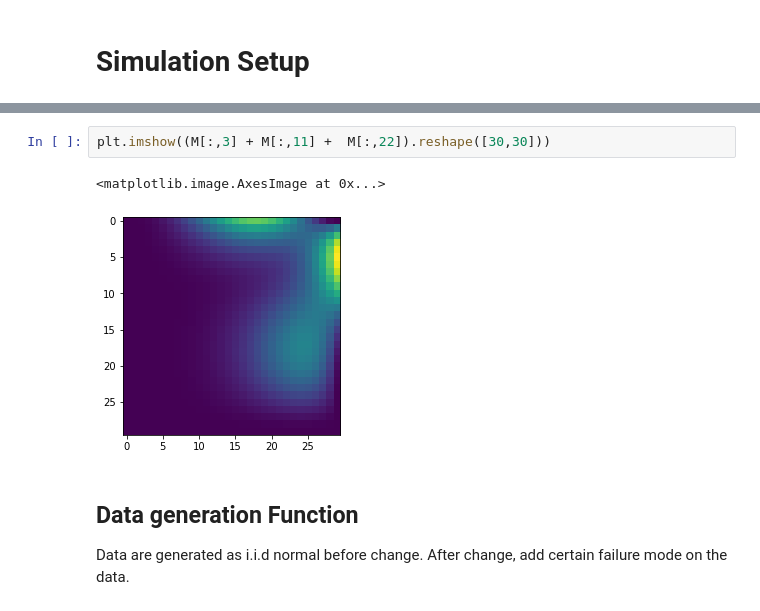
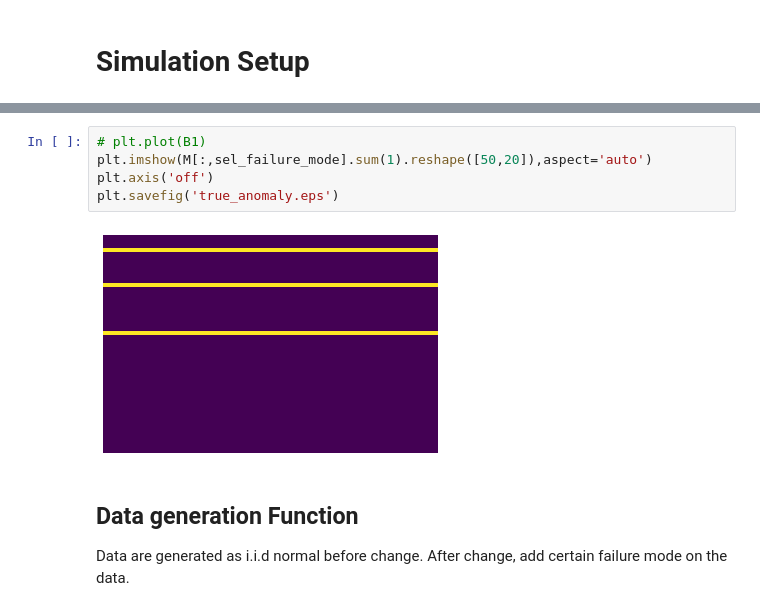
Before and after one commit to hyan46/ExtendedTSSRP, a Jupyter notebook: ETSSRP_Visualization.ipynb, the cells around one changed output, grey strips where cells are left out. Drawn from its saved outputs; the diff is of its cells as text.

```diff
--- a/ETSSRP_Visualization.ipynb
+++ b/ETSSRP_Visualization.ipynb
@@ -50,8 +29,10 @@ plt.plot(B1)
-# %%
-plt.imshow((M[:,3] + M[:,11] +  M[:,22]).reshape([30,30]))
-# %% [output]
-<matplotlib.image.AxesImage at 0x...>
-[figure, removed]
+# %%
+# plt.plot(B1)
+plt.imshow(M[:,sel_failure_mode].sum(1).reshape([50,20]),aspect='auto')
+plt.axis('off')
+plt.savefig('true_anomaly.eps')
+# %% [output]
+[figure, added]
 # %% [markdown]
 ## Data generation Function
 Data are generated as i.i.d normal before change.
```
Also changed, not shown: parts of 22 cells of this notebook, 4 other files.
